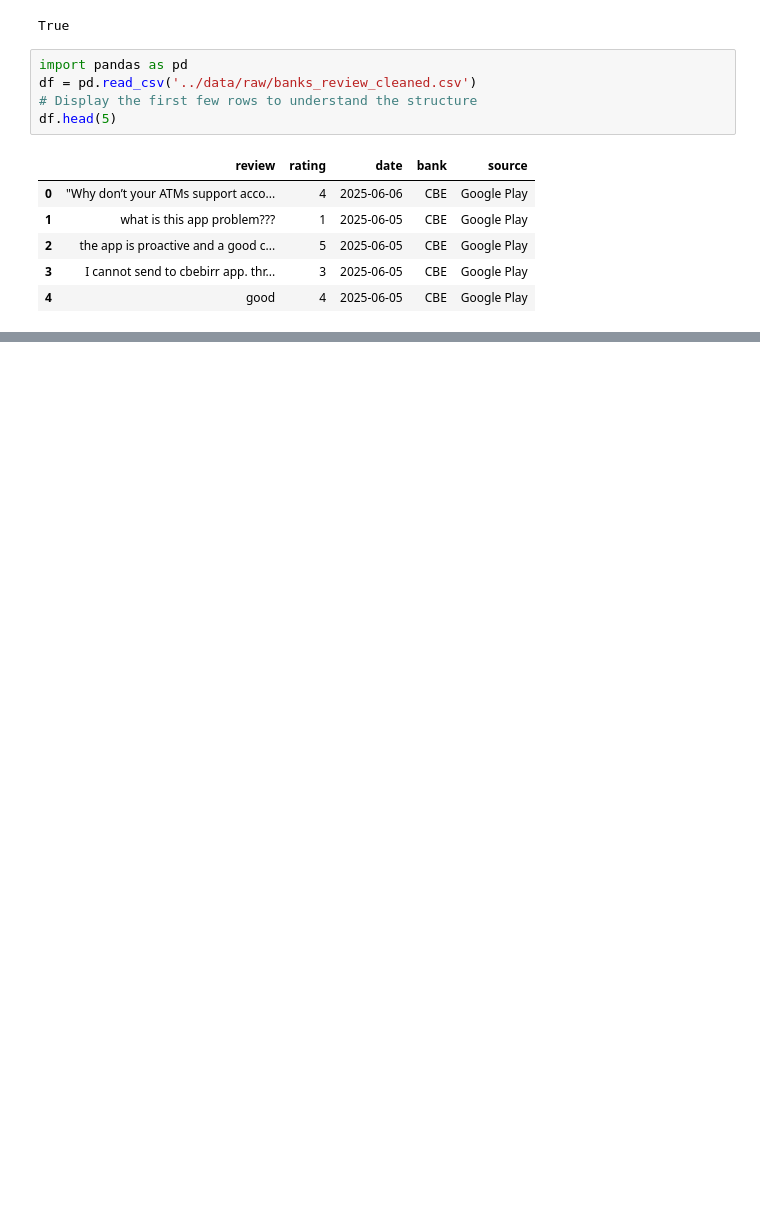
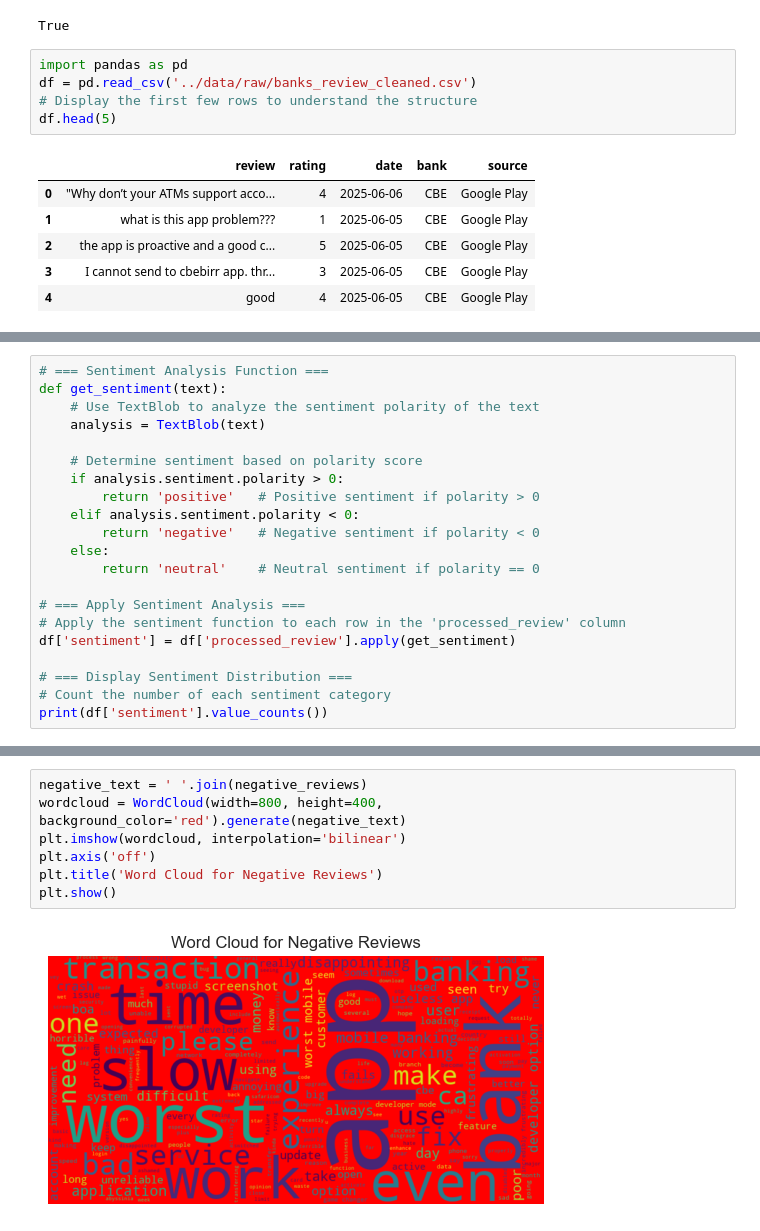
Before and after one commit to bobdeve/customer-satisfaction, a Jupyter notebook: notebooks/Sentiment_Analysis_Keyword_Extraction.ipynb, the cells around one changed output, grey strips where cells are left out. Drawn from its saved outputs; the diff is of its cells as text; blank space fills up the shorter version.

```diff
--- a/notebooks/Sentiment_Analysis_Keyword_Extraction.ipynb
+++ b/notebooks/Sentiment_Analysis_Keyword_Extraction.ipynb
@@ -100,0 +121,21 @@ NameError: name 'word_tokenize' is not defined
+# %%
+# === Sentiment Analysis Function ===
+def get_sentiment(text):
+    # Use TextBlob to analyze the sentiment polarity of the text
+    analysis = TextBlob(text)
+
+    # Determine sentiment based on polarity score
+    if analysis.sentiment.polarity > 0:
+        return 'positive'   # Positive sentiment if polarity > 0
+    elif analysis.sentiment.polarity < 0:
+        return 'negative'   # Negative sentiment if polarity < 0
+    else:
+        return 'neutral'    # Neutral sentiment if polarity == 0
+
+# === Apply Sentiment Analysis ===
+# Apply the sentiment function to each row in the 'processed_review' column
+df['sentiment'] = df['processed_review'].apply(get_sentiment)
+
+# === Display Sentiment Distribution ===
+# Count the number of each sentiment category
+print(df['sentiment'].value_counts())
@@ -100,0 +327,9 @@ NameError: name 'word_tokenize' is not defined
+# %%
+negative_text = ' '.join(negative_reviews)
+wordcloud = WordCloud(width=800, height=400, background_color='red').generate(negative_text)
+plt.imshow(wordcloud, interpolation='bilinear')
+plt.axis('off')
+plt.title('Word Cloud for Negative Reviews')
+plt.show()
+# %% [output]
+[figure, added]
```
Also changed, not shown: parts of 13 cells of this notebook.
